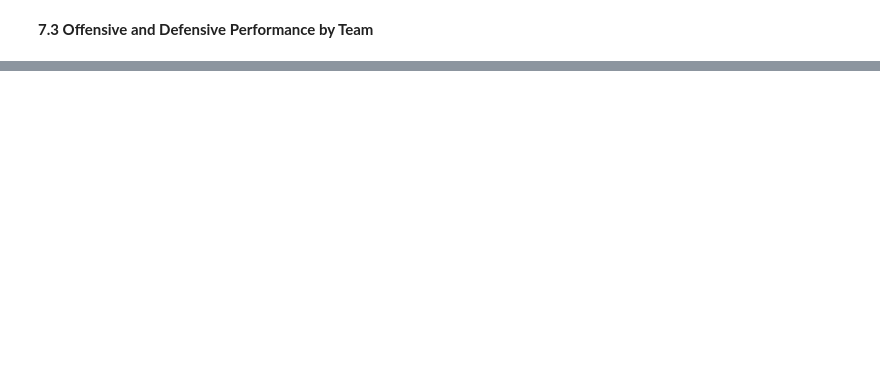
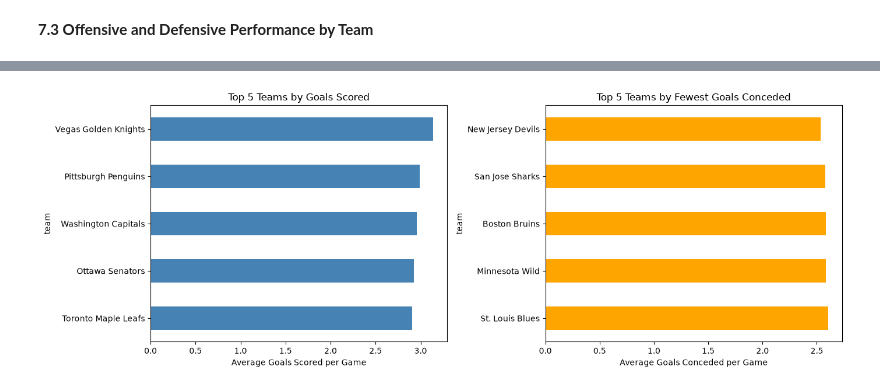
Before and after one commit to jbenigeriBU/DX602-Final-Project, a Jupyter notebook: DX602_Final_Project.ipynb, the cells around one changed output, grey strips where cells are left out. Saved outputs shown, nothing was run; the diff lists cells and outputs as text; code cells hidden in the pictures; blank space fills up the shorter version.

```diff
--- a/DX602_Final_Project.ipynb
+++ b/DX602_Final_Project.ipynb
@@ -1038,0 +1209,20 @@ plt.show()
+# %%
+# Identify the top five high scoring teams and teams conceding the fewest goals
+top_offense = team_summary["goals_scored"].nlargest(5)
+top_defense = team_summary["goals_conceded"].nsmallest(5)
+
+# Visualize team comparisons
+fig, ax = plt.subplots(1, 2, figsize=(14, 5))
+
+top_offense.sort_values().plot(kind="barh", ax=ax[0], color="steelblue")
+ax[0].set_title("Top 5 Teams by Goals Scored")
+ax[0].set_xlabel("Average Goals Scored per Game")
+
+top_defense.sort_values(ascending=False).plot(kind="barh", ax=ax[1], color="orange")
+ax[1].set_title("Top 5 Teams by Fewest Goals Conceded")
+ax[1].set_xlabel("Average Goals Conceded per Game")
+
+plt.tight_layout()
+plt.show()
+# %% [output]
+[figure, added]
```
Also changed, not shown: parts of 49 cells of this notebook.
